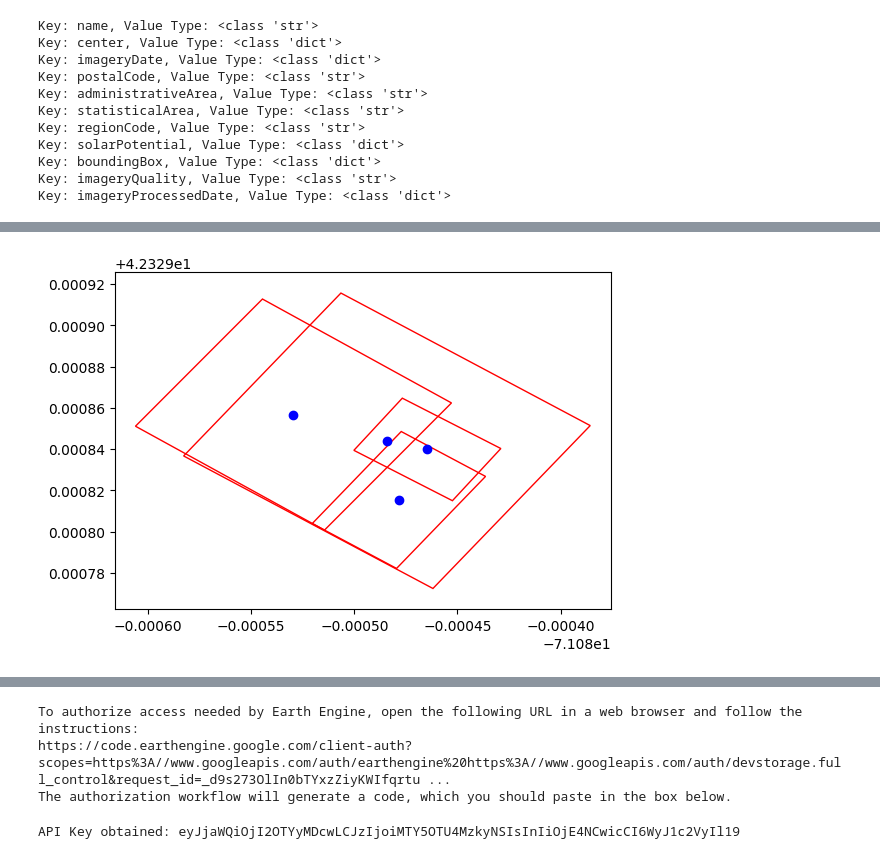
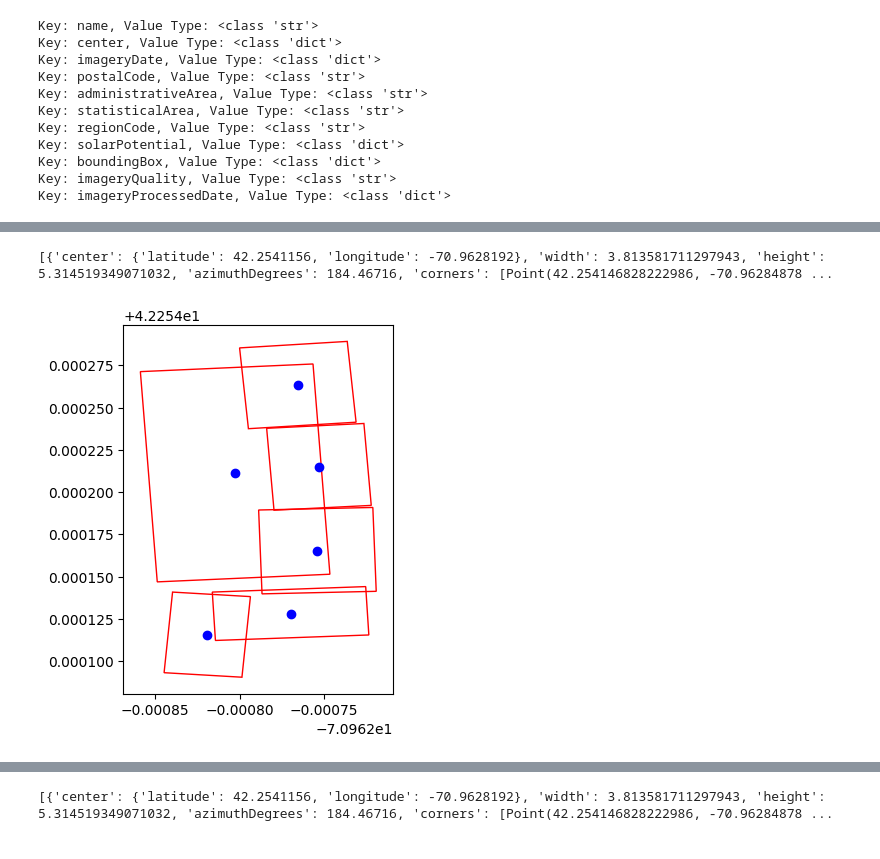
Before and after one commit to momova97/Solar_project, a Jupyter notebook: Azimuth.ipynb, the cells around one changed output, grey strips where cells are left out. Cells and saved outputs as stored; diff of their text form; code cells hidden in the pictures.

```diff
--- a/Azimuth.ipynb
+++ b/Azimuth.ipynb
@@ -2,7 +2,7 @@
 import json
 
 # Load data from the JSON file
-with open('7ShabazzWay.json', 'r') as f:
+with open('50Q.json', 'r') as f:
     data = json.load(f)
 
 solarPotential_data = data['solarPotential']
@@ -124,25 +119,0 @@ Center: {'latitude': 42.3298399, 'longitude': -71.0804646}
-# %%
-# Assuming `data` is your loaded JSON data
-solarPotential_data = data['solarPotential']
-
-# Initialize an empty list to hold the samples
-samples = []
-
-# Since we do not have the actual dimensions of each panel, we will estimate the width and height
-# using the bounding box coordinates. This is a simplification and might not reflect the actual panel dimensions.
-for segment in solarPotential_data['roofSegmentStats']:
-    # Calculate width and height as the distance between the bounding box coordinates
-    width = geodesic((segment['boundingBox']['sw']['latitude'], segment['boundingBox']['sw']['longitude']),
-                     (segment['boundingBox']['sw']['latitude'], segment['boundingBox']['ne']['longitude'])).meters
-    height = geodesic((segment['boundingBox']['sw']['latitude'], segment['boundingBox']['sw']['longitude']),
-                      (segment['boundingBox']['ne']['latitude'], segment['boundingBox']['sw']['longitude'])).meters
-
-    # Add the sample to the list
-    samples.append({
-        'center': segment['center'],
-        'width': width,  # in meters
-        'height': height,  # in meters
-        'azimuthDegrees': segment['azimuthDegrees']
-    })
-
-print (samples)
@@ -182,35 +195,45 @@ def draw_panel(ax, corners):
     ax.add_patch(polygon)
 
 
 # Set up the plot
 fig, ax = plt.subplots()
 ax.set_aspect('equal')
 
 # Prepare lists to hold the latitude and longitude values for setting plot bounds
 lats = []
 longs = []
 
+SegBox =[]
 # Draw each sample on the plot
 for sample in samples:
     corners = get_panel_corners(sample['center'], sample['width'], sample['height'], sample['azimuthDegrees'])
     draw_panel(ax, corners)
-
+    # Add the sample to the list with azimuth degree set to 0
+    SegBox.append({
+        'center': segment['center'],
+        'width': width,  # in meters
+        'height': height,  # in meters
+        'azimuthDegrees': segment['azimuthDegrees'],
+        'corners': corners
+    })
     # Append the corner coordinates to the lists
     lats += [corner.latitude for corner in corners]
     longs += [corner.longitude for corner in corners]
 
     # Plot the center of the panel
     ax.plot(sample['center']['longitude'], sample['center']['latitude'], 'bo')
 
+print (SegBox)
 # Set the bounds of the plot
 margin = 0.00001  # Increase margin if necessary
 ax.set_xlim(min(longs) - margin, max(longs) + margin)
 ax.set_ylim(min(lats) - margin, max(lats) + margin)
 
 # Show the plot
 plt.show()
 # %% [output]
+[{'center': {'latitude': 42.2541156, 'longitude': -70.9628192}, 'width': 3.813581711297943, 'height': 5.314519349071032, 'azimuthDegrees': 184.46716, 'corners': [Point(42.254146828222986, -70.96284878 ...
-[figure, old version]
+[figure, new version]
 # %%
 import folium
 from geopy.distance import geodesic
@@ -265,38 +288,7 @@ for sample in samples:
 m
 # %% [output]
 [interactive output not drawn]
-# %%
-import geemap
-
-# Initialize the map
-Map = geemap.Map()
-
-# Define the center of your map
-latitude = 42.3298
-longitude = -71.0806
-Map.set_center(longitude, latitude, zoom=21)  # You can set a high zoom level
-
-# Add bounding boxes to the map
-# Define your bounding boxes here
-features = []
-
-# Sample bounding box using ee.Geometry.Rectangle
-rectangle = ee.Geometry.Rectangle([longitude - 0.001, latitude - 0.001, longitude + 0.001, latitude + 0.001])
-features.append(rectangle)
-
-# Create a FeatureCollection from the list of features
-fc = ee.FeatureCollection(features)
-
-# Add the FeatureCollection to the map
-Map.addLayer(fc, {'color': 'blue'}, 'Bounding Boxes')
-
-# Save the interactive map to an HTML file
-Map.to_html(outfile='map.html')
-# %% [output]
-To authorize access needed by Earth Engine, open the following URL in a web browser and follow the instructions:
-https://code.earthengine.google.com/client-auth?scopes=https%3A//www.googleapis.com/auth/earthengine%20https%3A//www.googleapis.com/auth/devstorage.full_control&request_id=_d9s273OlIn0bTYxzZiyKWIfqrtu ...
-The authorization workflow will generate a code, which you should paste in the box below.
-# %%
-4/1AfJohXk-VHxHjpb3WtQ5_Wd4B8rlK-xR98cNKIZYTJM7BsfkWNP_J7G-DnI
-# %% [output]
-API Key obtained: eyJjaWQiOjI2OTYyMDcwLCJzIjoiMTY5OTU4MzkyNSIsInIiOjE4NCwicCI6WyJ1c2VyIl19
+# %%
+print (SegBox)
+# %% [output]
+[{'center': {'latitude': 42.2541156, 'longitude': -70.9628192}, 'width': 3.813581711297943, 'height': 5.314519349071032, 'azimuthDegrees': 184.46716, 'corners': [Point(42.254146828222986, -70.96284878 ...
```
Also changed, not shown: parts of 6 cells of this notebook.
